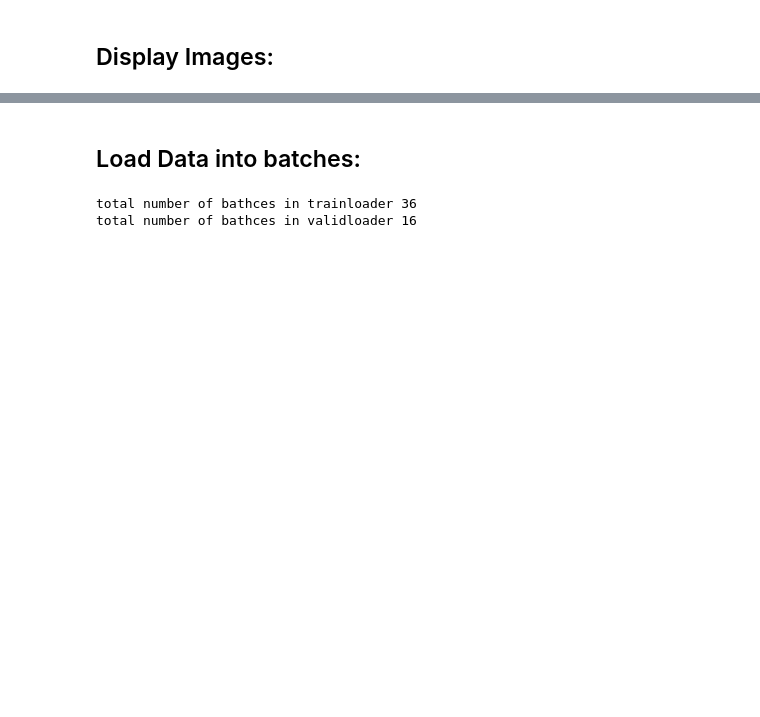
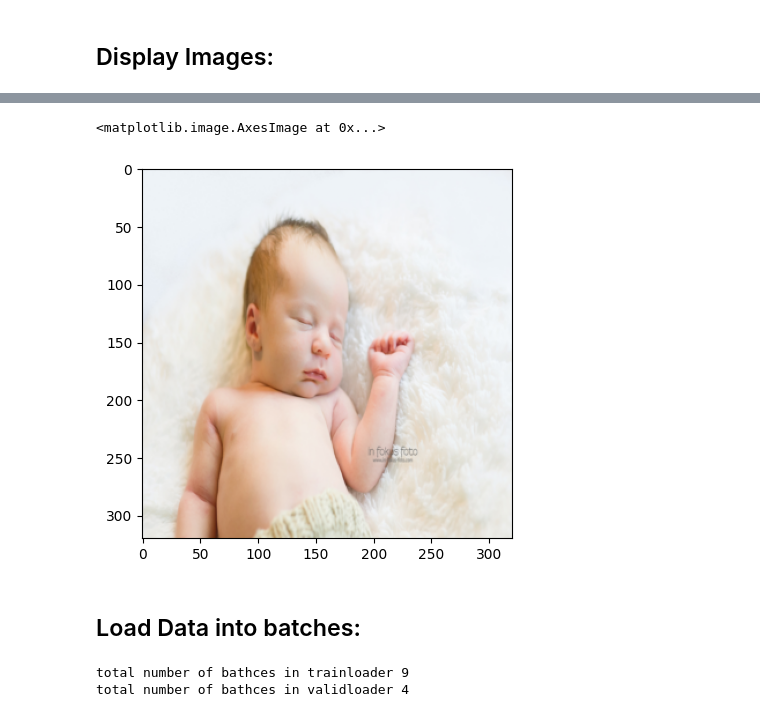
Before and after one commit to chrlatte/babies, a Jupyter notebook: babies.ipynb, the cells around one changed output, grey strips where cells are left out. Drawn from its saved outputs; the diff is of its cells as text; code cells hidden in the pictures; blank space fills up the shorter version.

```diff
--- a/babies.ipynb
+++ b/babies.ipynb
@@ -85,3 +122,9 @@ plt.imshow(img)
+# %%
+image, label = train_set[11]
+plt.imshow(image.permute(1, 2, 0))
+# %% [output]
+<matplotlib.image.AxesImage at 0x...>
+[figure, added]
 # %% [markdown]
 ## Load Data into batches:
 # %%
@@ -94,6 +136,6 @@ validloader = DataLoader(split_dataset["val"], batch_size=BATCH_SIZE)
 # %%
-print(f"total number of bathces in trainloader {len(trainloader)}")
-print(f"total number of bathces in validloader {len(validloader)}")
+print(f"total number of bathces in trainloader {len(train_dataloader)}")
+print(f"total number of bathces in validloader {len(valid_dataloader)}")
 # %% [output]
-total number of bathces in trainloader 36
-total number of bathces in validloader 16
+total number of bathces in trainloader 9
+total number of bathces in validloader 4
```
Also changed, not shown: parts of 28 cells of this notebook.
